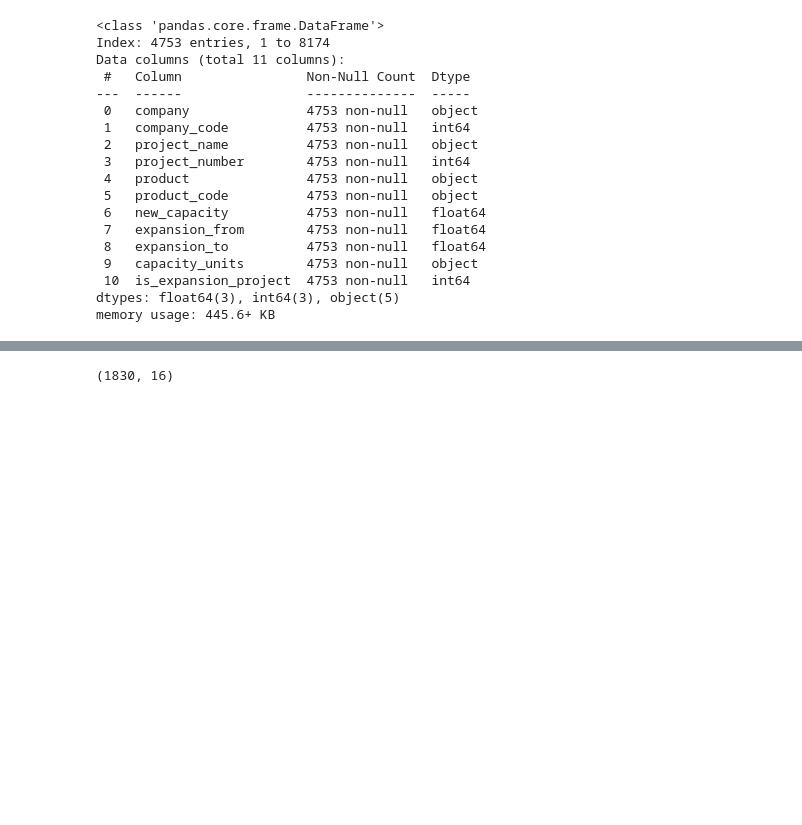
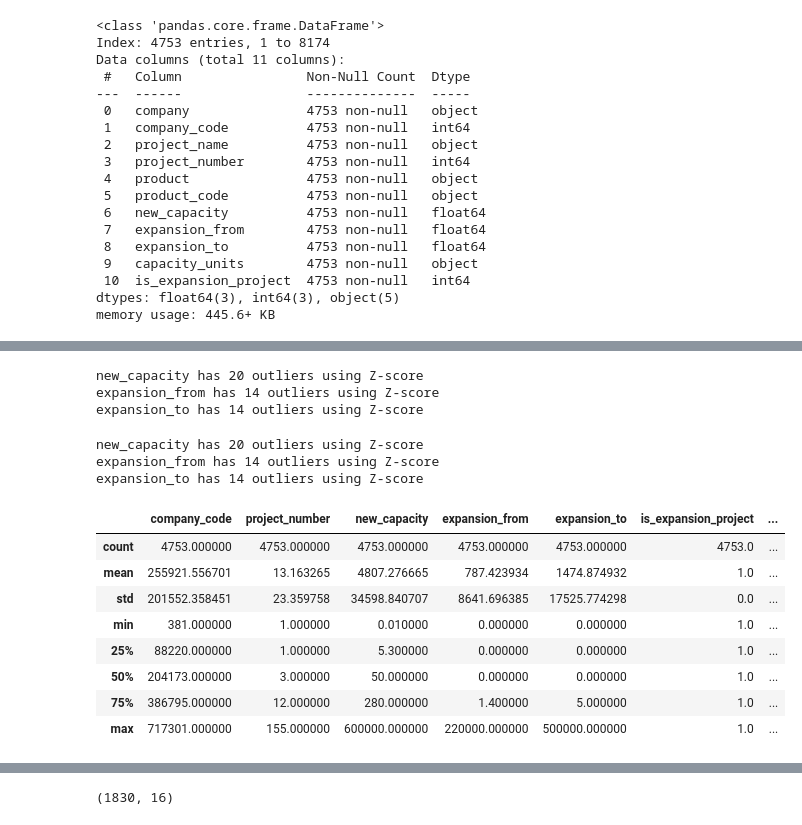
Before and after one commit to nivin77789/dataScience-freelance, a Jupyter notebook: all.ipynb, the cells around one changed output, grey strips where cells are left out. Drawn from its saved outputs; the diff is of its cells as text; code cells hidden in the pictures; blank space fills up the shorter version.

```diff
--- a/all.ipynb
+++ b/all.ipynb
@@ -339,3 +454,51 @@ df_prod2.head()
+# %%
+from scipy.stats import zscore
+import numpy as np
+
+numeric_cols = ['new_capacity', 'expansion_from', 'expansion_to']
+
+for col in numeric_cols:
+    df_prod1[col+'_zscore'] = zscore(df_prod1[col].fillna(df_prod1[col].median()))
+    outliers = df_prod1[np.abs(df_prod1[col+'_zscore']) > 3]
+    print(f"{col} has {outliers.shape[0]} outliers using Z-score")
+
+    # Optionally, remove or cap
+    df_prod1[col] = np.where(df_prod1[col+'_zscore'] > 3, df_prod1[col].quantile(0.95), df_prod1[col])
+    df_prod1[col] = np.where(df_prod1[col+'_zscore'] < -3, df_prod1[col].quantile(0.05), df_prod1[col])
+# %% [output]
+new_capacity has 20 outliers using Z-score
+expansion_from has 14 outliers using Z-score
+expansion_to has 14 outliers using Z-score
+# %%
+from scipy.stats import zscore
+import numpy as np
+
+numeric_cols = ['new_capacity', 'expansion_from', 'expansion_to']
+
+for col in numeric_cols:
+    df_prod1[col+'_zscore'] = zscore(df_prod1[col].fillna(df_prod1[col].median()))
+    outliers = df_prod1[np.abs(df_prod1[col+'_zscore']) > 3]
+    print(f"{col} has {outliers.shape[0]} outliers using Z-score")
+
+    # Optionally, remove or cap
+    df_prod1[col] = np.where(df_prod1[col+'_zscore'] > 3, df_prod1[col].quantile(0.95), df_prod1[col])
+    df_prod1[col] = np.where(df_prod1[col+'_zscore'] < -3, df_prod1[col].quantile(0.05), df_prod1[col])
+# %% [output]
+new_capacity has 20 outliers using Z-score
+expansion_from has 14 outliers using Z-score
+expansion_to has 14 outliers using Z-score
+# %%
+df_prod1.describe()
+# %% [output]
+|  | company_code | project_number | new_capacity | expansion_from | expansion_to | is_expansion_project | ... |
+| count | 4753.000000 | 4753.000000 | 4753.000000 | 4753.000000 | 4753.000000 | 4753.0 | ... |
+| mean | 255921.556701 | 13.163265 | 4807.276665 | 787.423934 | 1474.874932 | 1.0 | ... |
+| std | 201552.358451 | 23.359758 | 34598.840707 | 8641.696385 | 17525.774298 | 0.0 | ... |
+| min | 381.000000 | 1.000000 | 0.010000 | 0.000000 | 0.000000 | 1.0 | ... |
+| 25% | 88220.000000 | 1.000000 | 5.300000 | 0.000000 | 0.000000 | 1.0 | ... |
+| 50% | 204173.000000 | 3.000000 | 50.000000 | 0.000000 | 0.000000 | 1.0 | ... |
+| 75% | 386795.000000 | 12.000000 | 280.000000 | 1.400000 | 5.000000 | 1.0 | ... |
+| max | 717301.000000 | 155.000000 | 600000.000000 | 220000.000000 | 500000.000000 | 1.0 | ... |
 # %%
 df_prod=pd.concat([df_prod1,df_prod2],ignore_index=True)
 df_prod.shape
```
Also changed, not shown: parts of 15 cells of this notebook.
